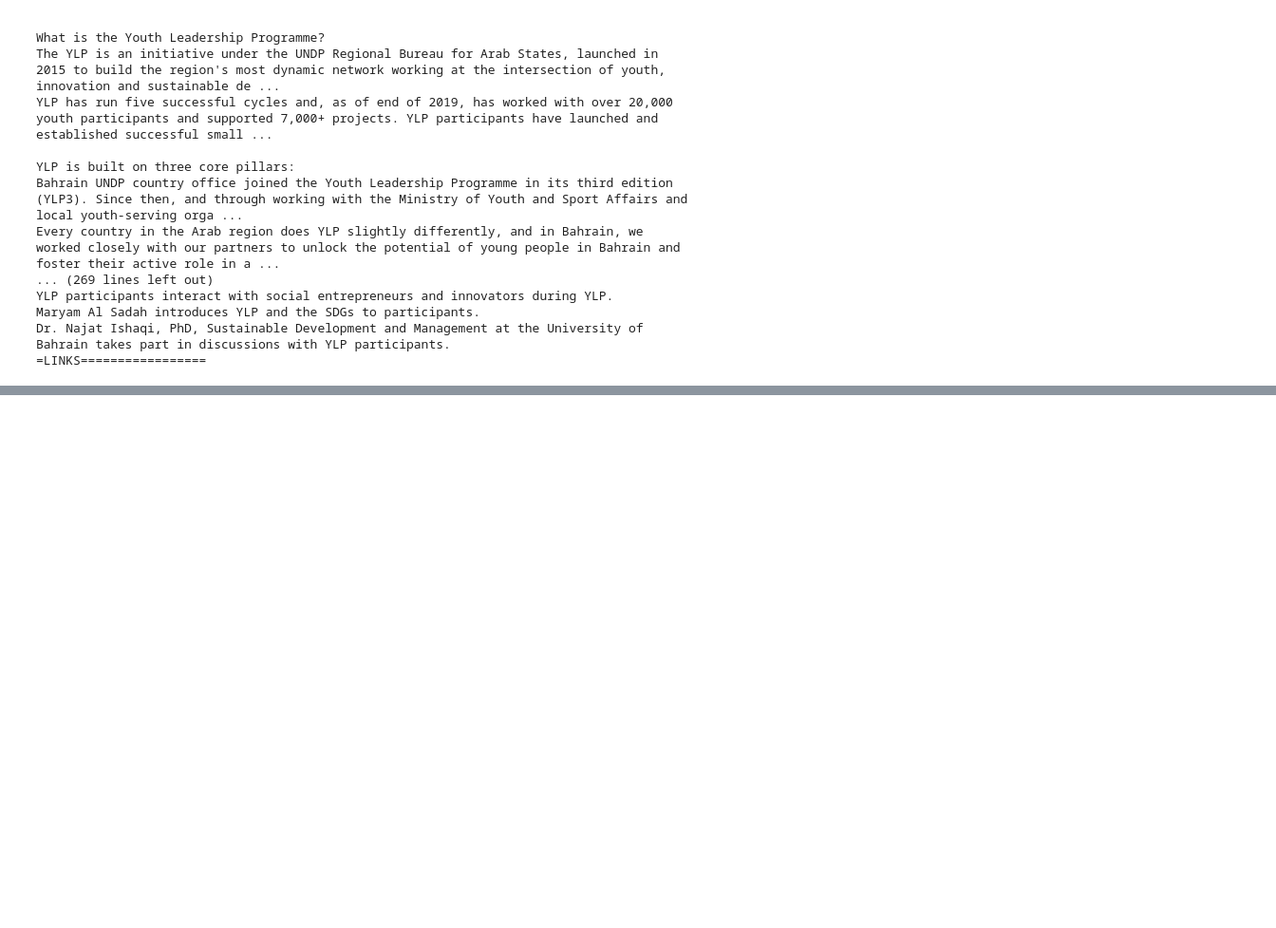
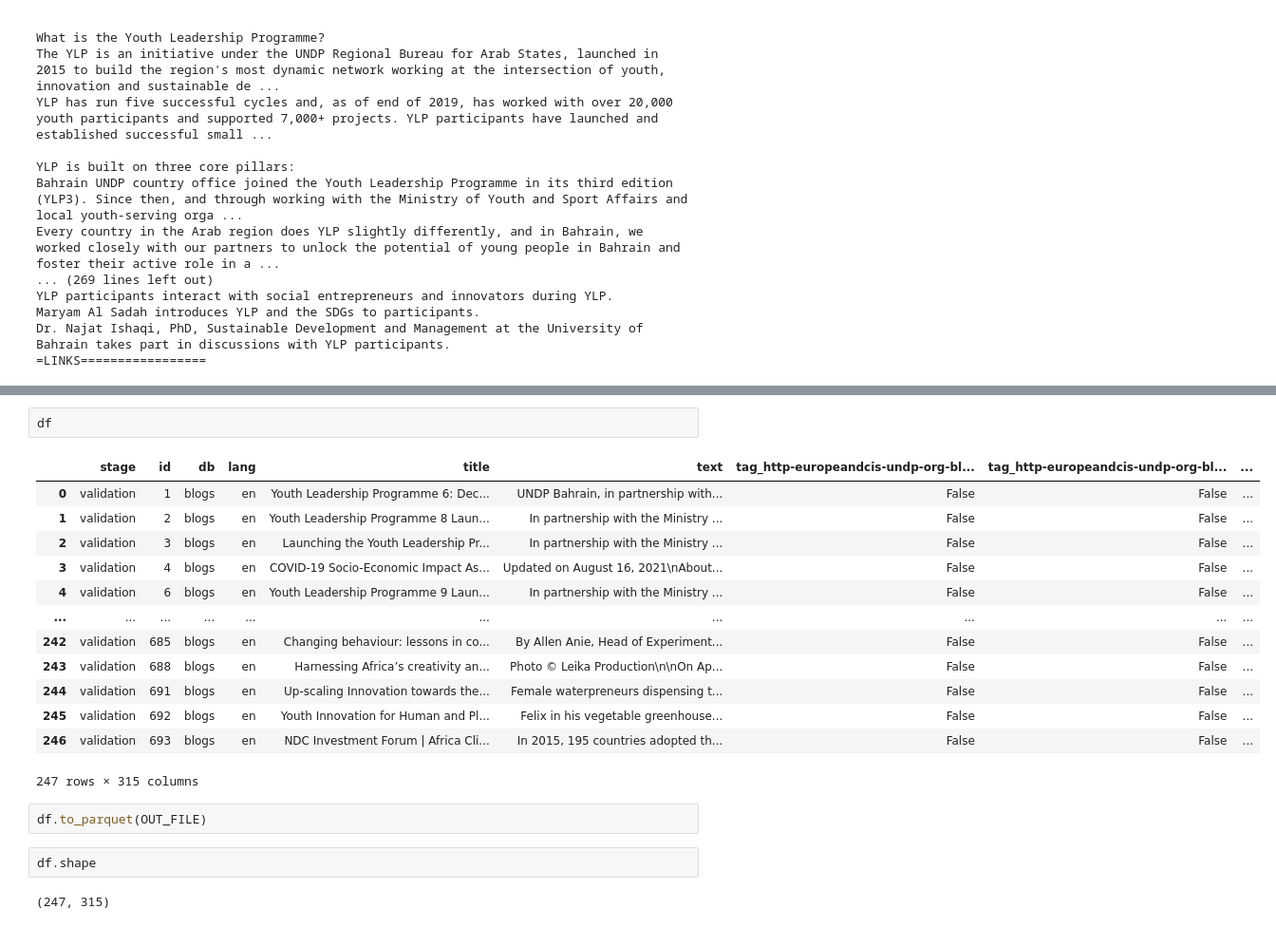
Before and after one commit to JosuaKrause/smartsearch, a Jupyter notebook: notebooks/blogs.ipynb, the cells around one changed output, grey strips where cells are left out. Shown at 95% size. Cells and saved outputs as stored; diff of their text form; blank space fills up the shorter version.

```diff
--- a/notebooks/blogs.ipynb
+++ b/notebooks/blogs.ipynb
@@ -435,0 +403,22 @@ for cname in ctagnames:
+# %%
+df
+# %% [output]
+|  | stage | id | db | lang | title | text | tag_http-europeandcis-undp-org-bl... | tag_http-europeandcis-undp-org-bl... | ... |
+| 0 | validation | 1 | blogs | en | Youth Leadership Programme 6: Dec... | UNDP Bahrain, in partnership with... | False | False | ... |
+| 1 | validation | 2 | blogs | en | Youth Leadership Programme 8 Laun... | In partnership with the Ministry ... | False | False | ... |
+| 2 | validation | 3 | blogs | en | Launching the Youth Leadership Pr... | In partnership with the Ministry ... | False | False | ... |
+| 3 | validation | 4 | blogs | en | COVID-19 Socio-Economic Impact As... | Updated on August 16, 2021\nAbout... | False | False | ... |
+| 4 | validation | 6 | blogs | en | Youth Leadership Programme 9 Laun... | In partnership with the Ministry ... | False | False | ... |
+| ... | ... | ... | ... | ... | ... | ... | ... | ... | ... |
+| 242 | validation | 685 | blogs | en | Changing behaviour: lessons in co... | By Allen Anie, Head of Experiment... | False | False | ... |
+| 243 | validation | 688 | blogs | en | Harnessing Africa’s creativity an... | Photo © Leika Production\n\nOn Ap... | False | False | ... |
+| 244 | validation | 691 | blogs | en | Up-scaling Innovation towards the... | Female waterpreneurs dispensing t... | False | False | ... |
+| 245 | validation | 692 | blogs | en | Youth Innovation for Human and Pl... | Felix in his vegetable greenhouse... | False | False | ... |
+| 246 | validation | 693 | blogs | en | NDC Investment Forum | Africa Cli... | In 2015, 195 countries adopted th... | False | False | ... |
+247 rows × 315 columns
+# %%
+df.to_parquet(OUT_FILE)
+# %%
+df.shape
+# %% [output]
+(247, 315)
```
Also changed, not shown: parts of 5 cells of this notebook, 3 other files.
